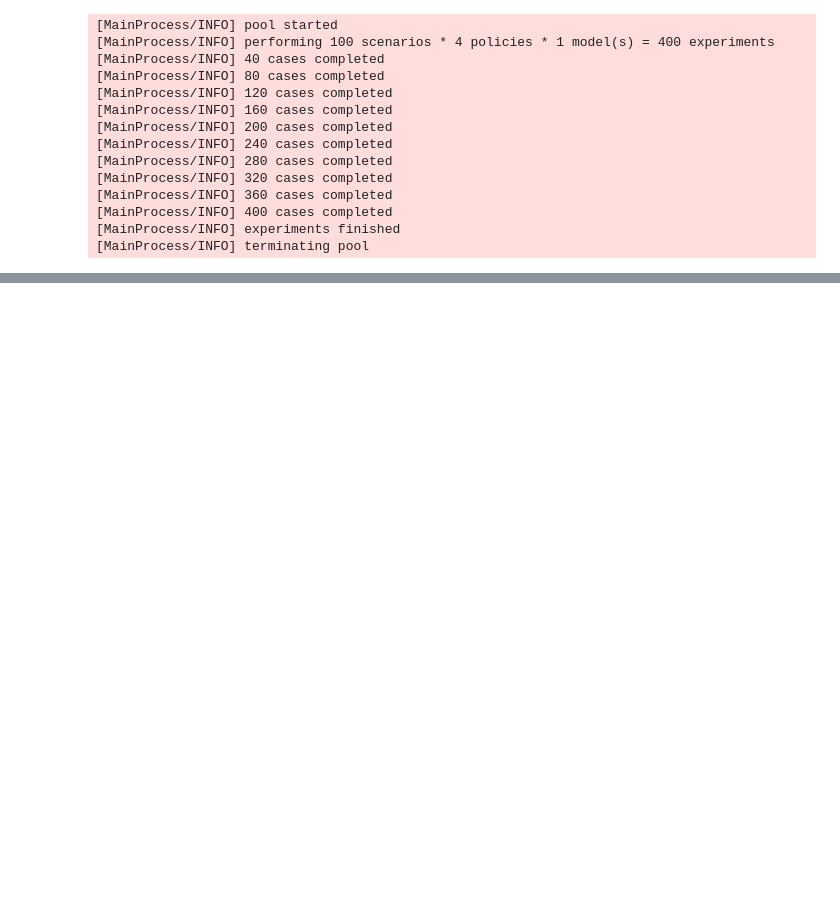
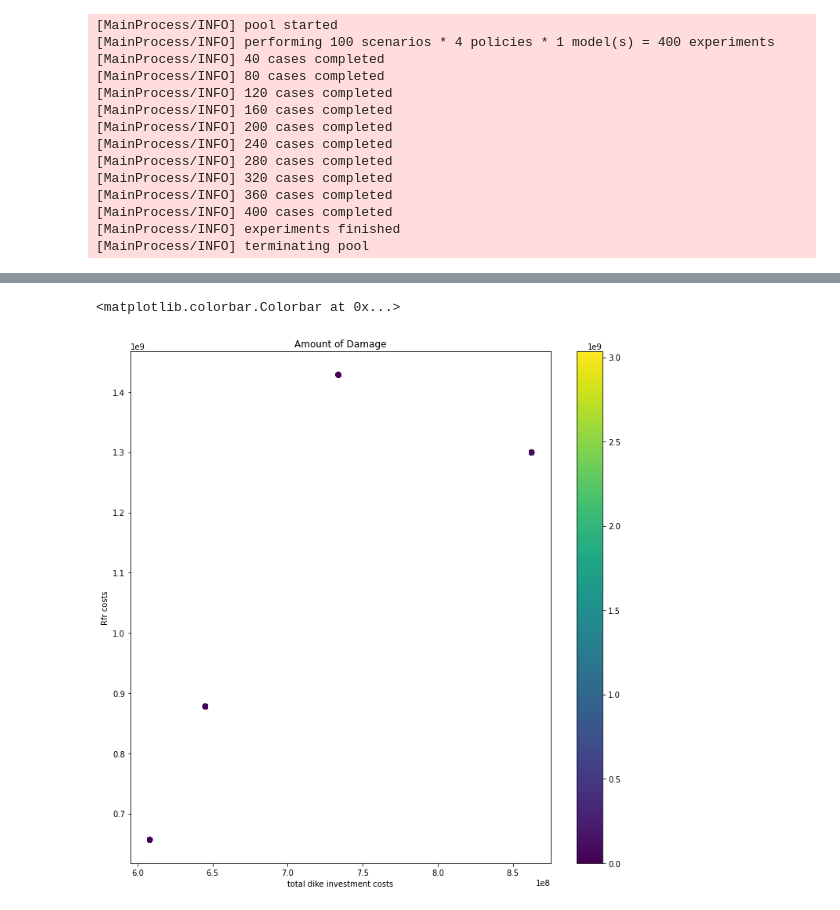
Before and after one commit to tamarvooijs/MBDM, a Jupyter notebook: final assignment/Problem Formulations-Laszlo.ipynb, the cells around one changed output, grey strips where cells are left out. Cells and saved outputs as stored; diff of their text form; code cells hidden in the pictures; blank space fills up the shorter version.

```diff
--- a/final assignment/Problem Formulations-Laszlo.ipynb
+++ b/final assignment/Problem Formulations-Laszlo.ipynb
@@ -210,0 +253,15 @@ data
+# %%
+ADAMAGE = A_totaldata['total expected Annual Damage']
+ADEATH = A_totaldata['total Expected Number of Deaths']
+ACOST = A_totaldata['Expected Evacuation Costs']
+
+
+fig, ax = plt.subplots(figsize=(12,12))
+im=ax.scatter(A_totaldata['total dike investment costs'], A_totaldata['RfR Total Costs'], c=ADAMAGE,vmin=A_totaldata['total expected Annual Damage'].min(),vmax=A_totaldata['total expected Annual Damage'].max())
+ax.set_title('Amount of Damage')
+ax.set_xlabel('total dike investment costs')
+ax.set_ylabel('Rfr costs')
+fig.colorbar(im, ax=ax)
+# %% [output]
+<matplotlib.colorbar.Colorbar at 0x...>
+[figure, added]
```
Also changed, not shown: parts of 24 cells of this notebook.
